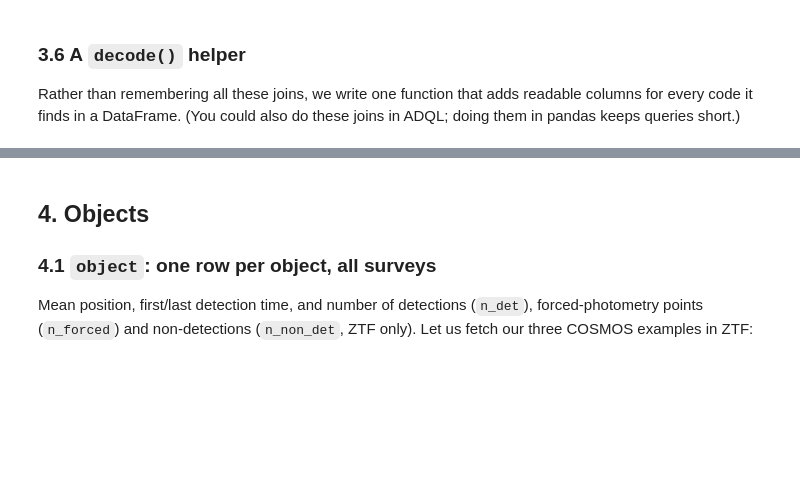
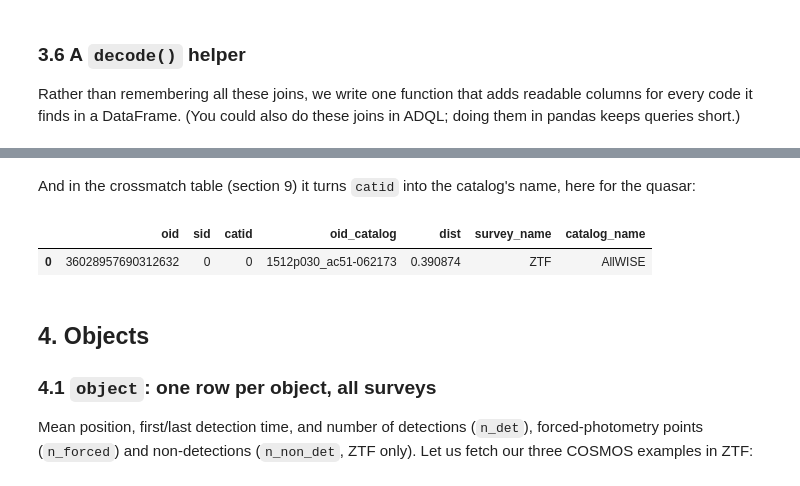
Before and after one commit to fforster/alerce-iucaa-2026, a Jupyter notebook: 01_multisurvey_database.ipynb, the cells around one changed output, grey strips where cells are left out. Cells and saved outputs as stored; diff of their text form; code cells hidden in the pictures; blank space fills up the shorter version.

```diff
--- a/01_multisurvey_database.ipynb
+++ b/01_multisurvey_database.ipynb
@@ -341,3 +389,11 @@ def decode(df):
+# %% [markdown]
+And in the crossmatch table (section 9) it turns `catid` into the catalog's name, here for the quasar:
+# %%
+decode(tap_query(f"SELECT oid, sid, catid, oid_catalog, dist FROM alerce_tap.xmatch "
+                 f"WHERE oid = {ztf_name_to_oid('ZTF20acyxpwi')} AND sid = 0"))
+# %% [output]
+|  | oid | sid | catid | oid_catalog | dist | survey_name | catalog_name |
+| 0 | 36028957690312632 | 0 | 0 | 1512p030_ac51-062173 | 0.390874 | ZTF | AllWISE |
 # %% [markdown]
 ## 4. Objects
 
```
Also changed, not shown: parts of 8 cells of this notebook, 1 other file.
